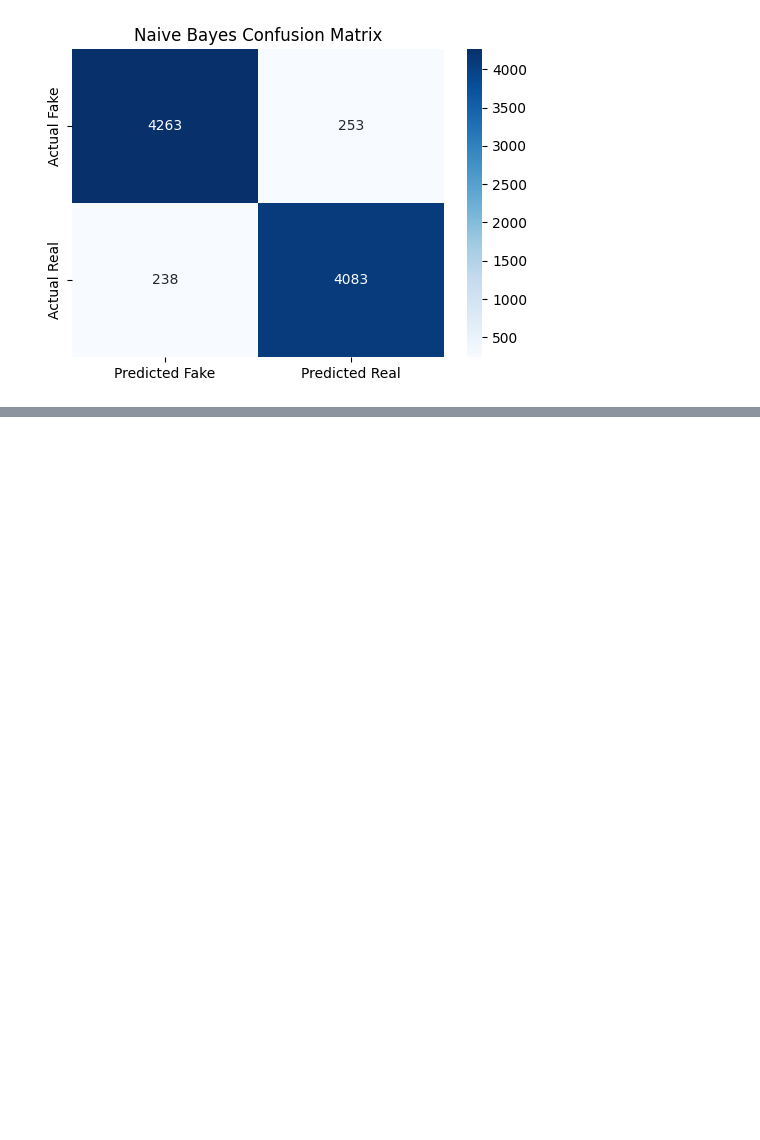
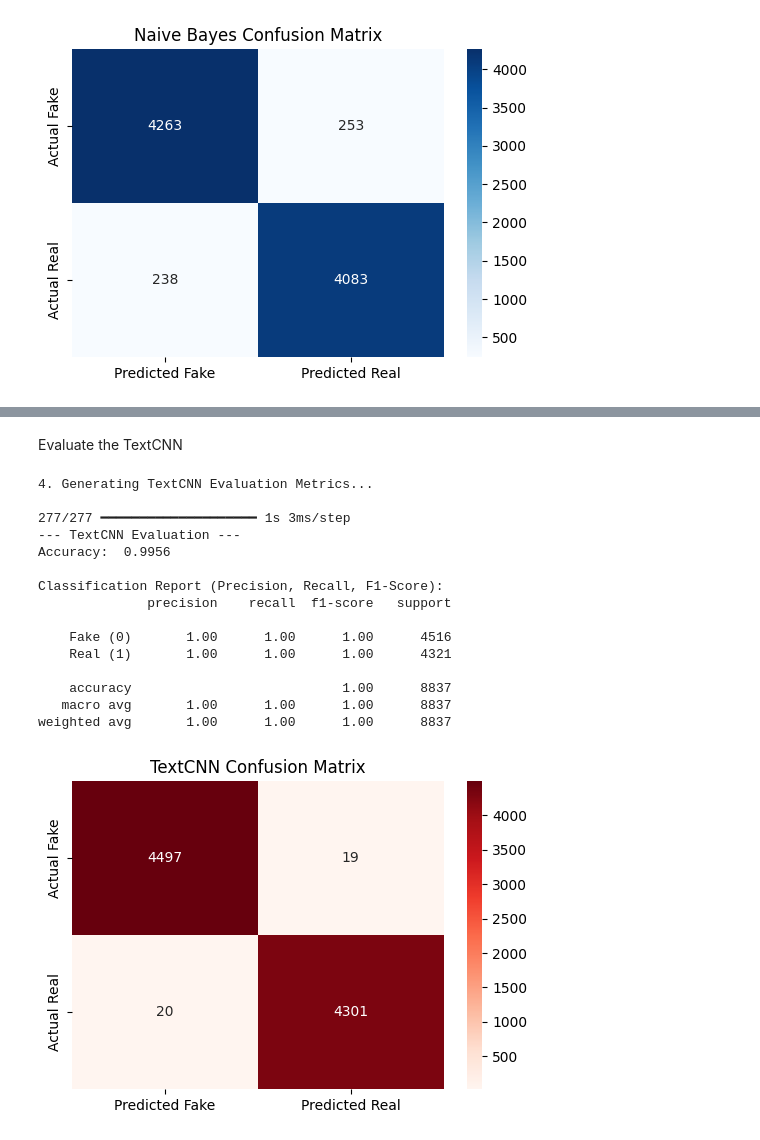
Before and after one commit to kaveeshayou-bit/NLP_Group_08, a Jupyter notebook: notebooks/Kaveesha_NaiveBayes.ipynb, the cells around one changed output, grey strips where cells are left out. Cells and saved outputs as stored; diff of their text form; code cells hidden in the pictures; blank space fills up the shorter version.

Commit message:
Added exported TextCNN model, evaluation screenshots, and updated README

```diff
--- a/notebooks/Kaveesha_NaiveBayes.ipynb
+++ b/notebooks/Kaveesha_NaiveBayes.ipynb
@@ -117,0 +228,46 @@ weighted avg       0.94      0.94      0.94      8837
+# %% [markdown]
+Evaluate the TextCNN
+# %%
+from sklearn.metrics import accuracy_score, classification_report, confusion_matrix
+import seaborn as sns
+import matplotlib.pyplot as plt
+
+print("4. Generating TextCNN Evaluation Metrics...\n")
+
+# Get model predictions (outputs probabilities between 0 and 1)
+y_pred_probs = model.predict(X_test_pad)
+
+# Convert probabilities to definitive binary classes (0 or 1)
+y_pred_dl = (y_pred_probs > 0.5).astype(int)
+
+# Print standard metrics
+print("--- TextCNN Evaluation ---")
+print(f"Accuracy:  {accuracy_score(y_test_np, y_pred_dl):.4f}")
+print("\nClassification Report (Precision, Recall, F1-Score):")
+print(classification_report(y_test_np, y_pred_dl, target_names=['Fake (0)', 'Real (1)']))
+
+# Plot the Confusion Matrix
+cm_dl = confusion_matrix(y_test_np, y_pred_dl)
+plt.figure(figsize=(6, 4))
+sns.heatmap(cm_dl, annot=True, fmt='d', cmap='Reds',
+            xticklabels=['Predicted Fake', 'Predicted Real'],
+            yticklabels=['Actual Fake', 'Actual Real'])
+plt.title('TextCNN Confusion Matrix')
+plt.show()
+# %% [output]
+4. Generating TextCNN Evaluation Metrics...
+
+277/277 ━━━━━━━━━━━━━━━━━━━━ 1s 3ms/step
+--- TextCNN Evaluation ---
+Accuracy:  0.9956
+
+Classification Report (Precision, Recall, F1-Score):
+              precision    recall  f1-score   support
+
+    Fake (0)       1.00      1.00      1.00      4516
+    Real (1)       1.00      1.00      1.00      4321
+
+    accuracy                           1.00      8837
+   macro avg       1.00      1.00      1.00      8837
+weighted avg       1.00      1.00      1.00      8837
+[figure, added]
```
Also changed, not shown: parts of 9 cells of this notebook, 6 other files.
